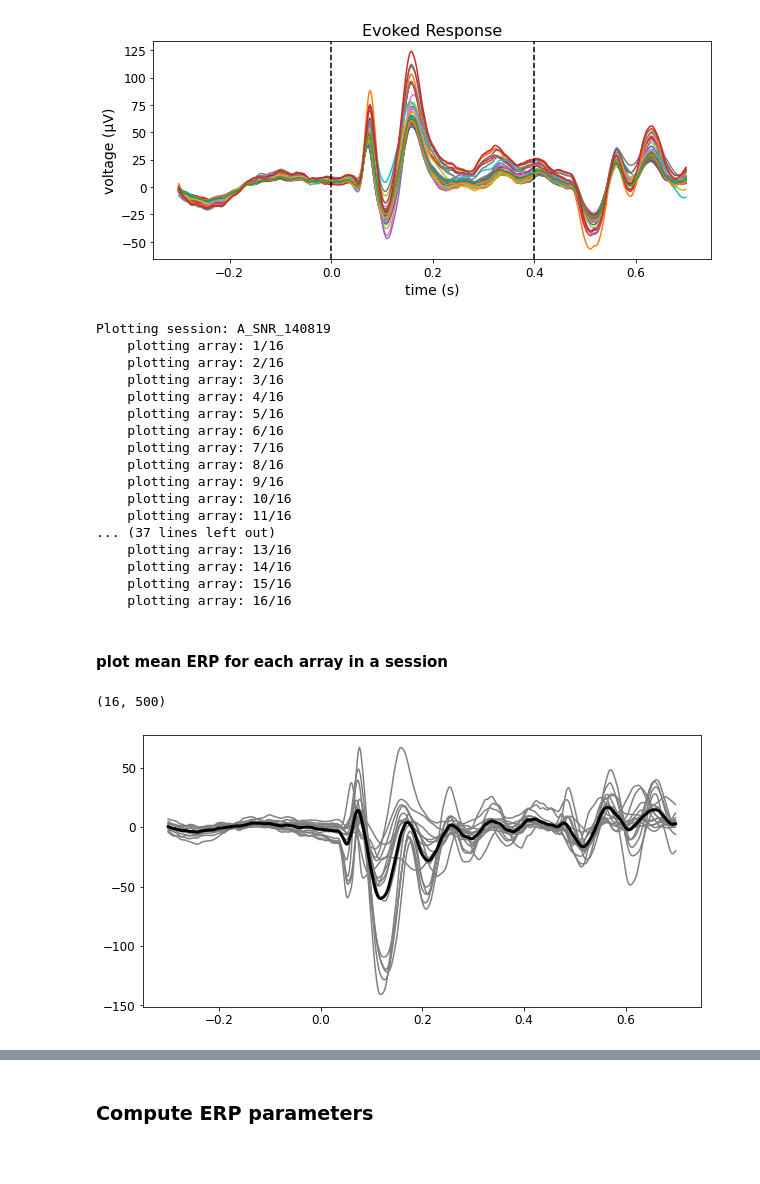
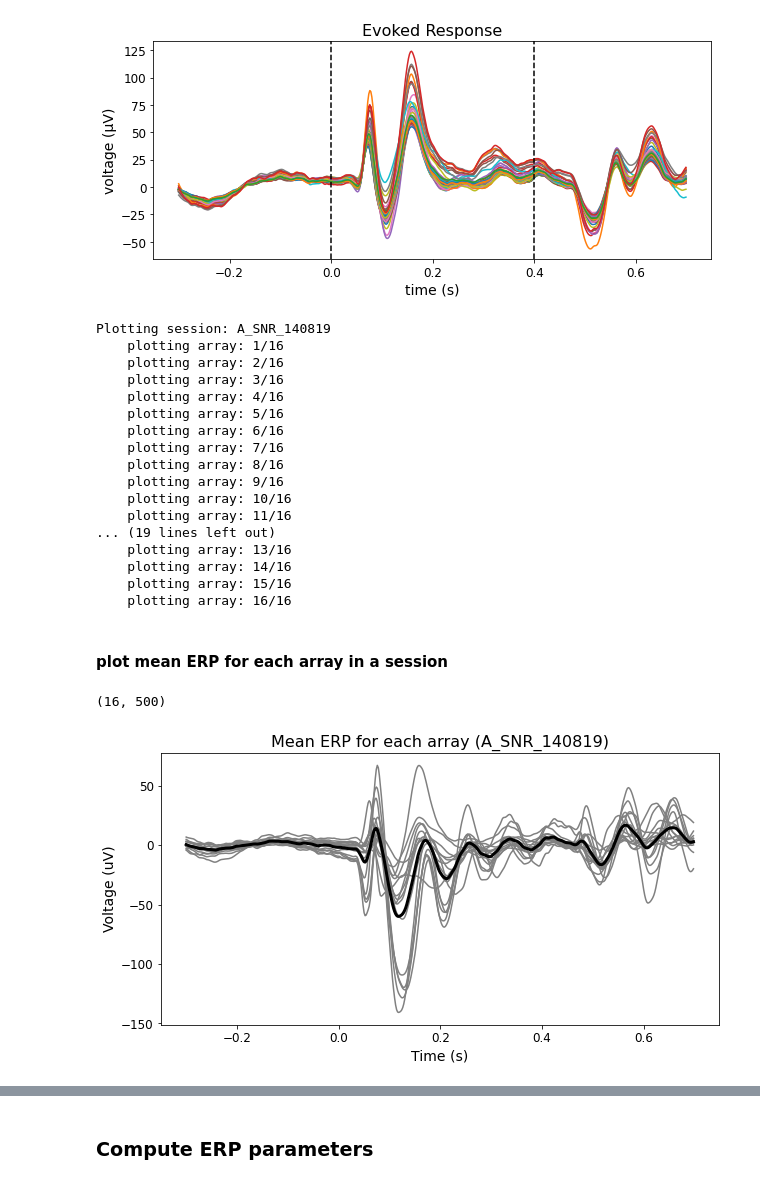
Before and after one commit to voytekresearch/v1_v4_1024_elec, a Jupyter notebook: notebooks/analysis/analyze_evoked_responses.ipynb, the cells around one changed output, grey strips where cells are left out. Saved outputs shown, nothing was run; the diff lists cells and outputs as text; code cells hidden in the pictures.

```diff
--- a/notebooks/analysis/analyze_evoked_responses.ipynb
+++ b/notebooks/analysis/analyze_evoked_responses.ipynb
@@ -26,23 +27,11 @@ from utils import compute_erp, trim_signal, comp_erp_params
 # %% [markdown]
 #### Settings
 # %%
-# Session of interest (will ultimately apply to all sessions)
-SESSIONS = ["A_SNR_140819", "L_SNR_250717", "A_SNR_041018"]
-SESSION = "A_SNR_140819"
-
-# Dataset details
-FS = 500 # sampling frequency
-N_CHANS = 64
-
 # global variables
-T_MIN = -0.3 # beginning of the epoch (s)
-STIM_DURATOIN = 0.4 # duration of the stimulus (s)
-N_ARRAYS = 16 # number of arrays per subject/session
-N_SAMPLES = 500 # number of samples in the epoch
 T_BASELINE = (-0.3, 0) # baseline period for ERP calculation (s)
 # %%
 # init time-vector
-time = np.arange(T_MIN, N_SAMPLES/FS+T_MIN, 1/FS)
+time = np.arange(EPOCH_TIMES[0], EPOCH_TIMES[1], 1/FS)
 # %% [markdown]
 #### Functions
 # %% [markdown]
@@ -96,8 +85,8 @@ plot_erp(erp, time, ax=ax, annotate_times=[0,0.4])
 for session in SESSIONS:
     print(f"\nPlotting session: {session}")
     # define input/output path
-    dir_input = fr"G:\Shared drives\v1_v4_1024\data\lfp\lfp_epochs\{SESSION}"
-    dir_fig = f"{dir_out}/{SESSION}"
+    dir_input = f"{EXTERNAL_PATH}/data/lfp/lfp_epochs/{session}"
+    dir_fig = f"{dir_out}/{session}"
     if not os.path.exists(dir_fig):
         os.makedirs(dir_fig)
 
@@ -116,7 +105,7 @@ for session in SESSIONS:
         # plot
         fig, ax = plt.subplots(figsize=(10, 4))
         plot_erp(erp, time, ax=ax, annotate_times=[0,0.4])
-        ax.set_title(f"{SESSION} - {fname_in.replace('_LFP.npy','')}")
+        ax.set_title(f"{session} - {fname_in.replace('_LFP.npy','')}")
 
         # save and close
         fig.savefig(f"{dir_fig}/{fname_in.replace('.npy','.png')}")
@@ -134,7 +123,7 @@ Plotting session: A_SNR_140819
     plotting array: 9/16
     plotting array: 10/16
     plotting array: 11/16
-... (37 lines left out)
+... (19 lines left out)
     plotting array: 13/16
     plotting array: 14/16
     plotting array: 15/16
@@ -143,32 +132,36 @@ Plotting session: A_SNR_140819
 #### plot mean ERP for each array in a session
 # %%
 # plotting the mean for each array in a session
-dir_input = fr"G:\Shared drives\v1_v4_1024\data\lfp\lfp_epochs\{SESSION}"
+dir_input = fr"{EXTERNAL_PATH}\data\lfp\lfp_epochs\{SESSIONS[0]}"
 
 # create empty array for erp mean
-erps = np.zeros([N_ARRAYS, N_CHANS, N_SAMPLES])
+erps = np.zeros([N_ARRAYS, N_CHANS, int(np.diff(EPOCH_TIMES)*FS)])
 
 # loop through arrays
 for ii in range(N_ARRAYS):
     idx_array = ii + 1
     idx_nsp = (idx_array+1) // 2
 
     # load data and compute erp
     fname_in = fr"{dir_input}\NSP{idx_nsp}_array{idx_array}_LFP.npy"
     lfp = np.load(fname_in)
     erps[ii] = compute_erp(lfp, time, t_baseline=T_BASELINE)
 
 # compute mean of all arrays
 erp_array = np.nanmean(erps, axis=1)
 print(erp_array.shape)
 
 # plot mean of all arrays
 fig, ax = plt.subplots(figsize=(10,5))
 ax.plot(time, erp_array.T, color='grey')
-ax.plot(time, np.nanmean(erp_array, axis=0), color='k', linewidth=3);
+ax.plot(time, np.nanmean(erp_array, axis=0), color='k', linewidth=3)
+ax.set_title(f"Mean ERP for each array ({SESSIONS[0]})")
+ax.set_xlabel("Time (s)")
+ax.set_ylabel("Voltage (uV)")
+plt.show()
 # %% [output]
 (16, 500)
-[figure, old version]
+[figure, new version]
 # %%
 # repeat for all sessions
 for session in SESSIONS:
```
Also changed, not shown: parts of 7 cells of this notebook.
